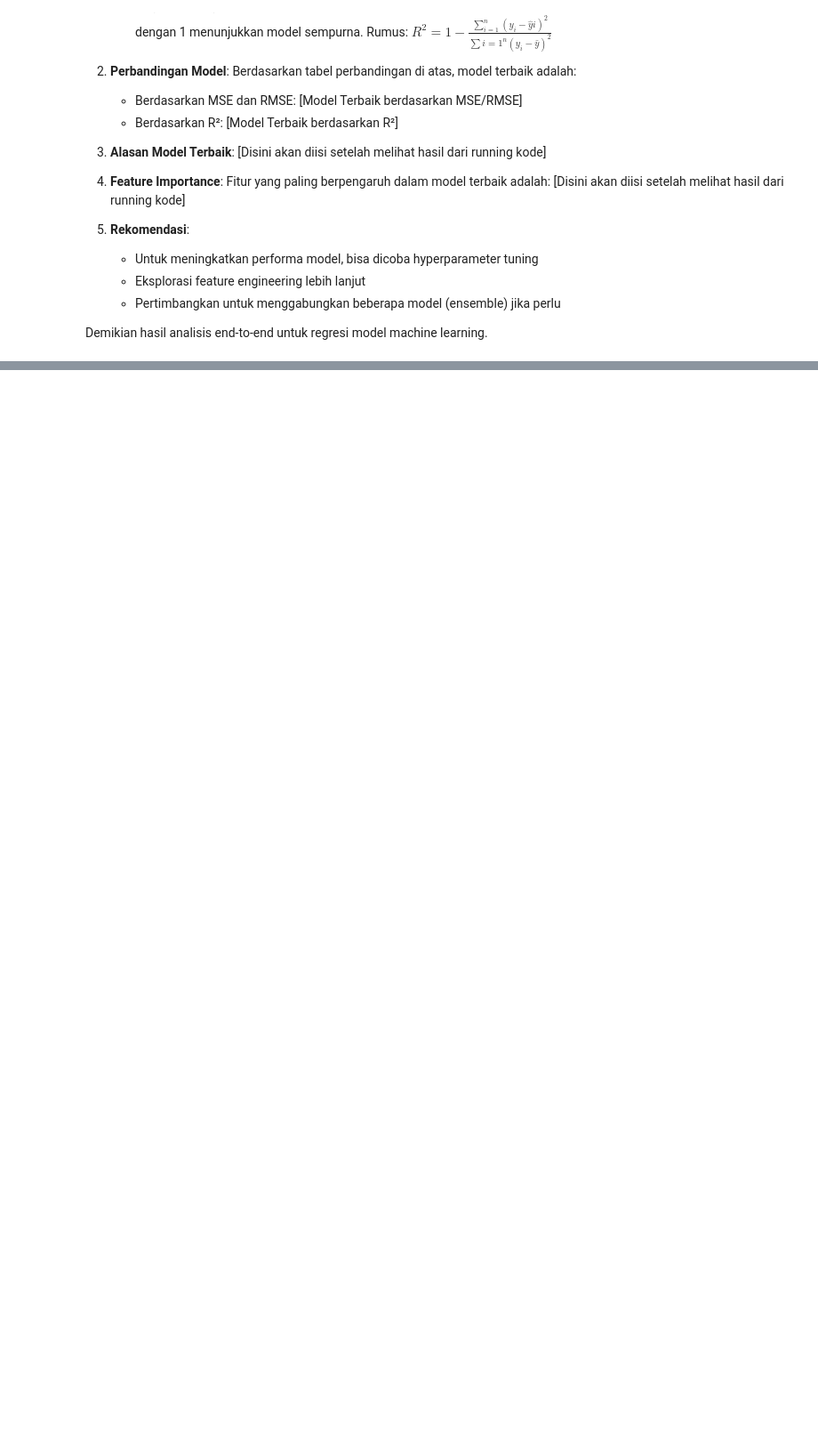
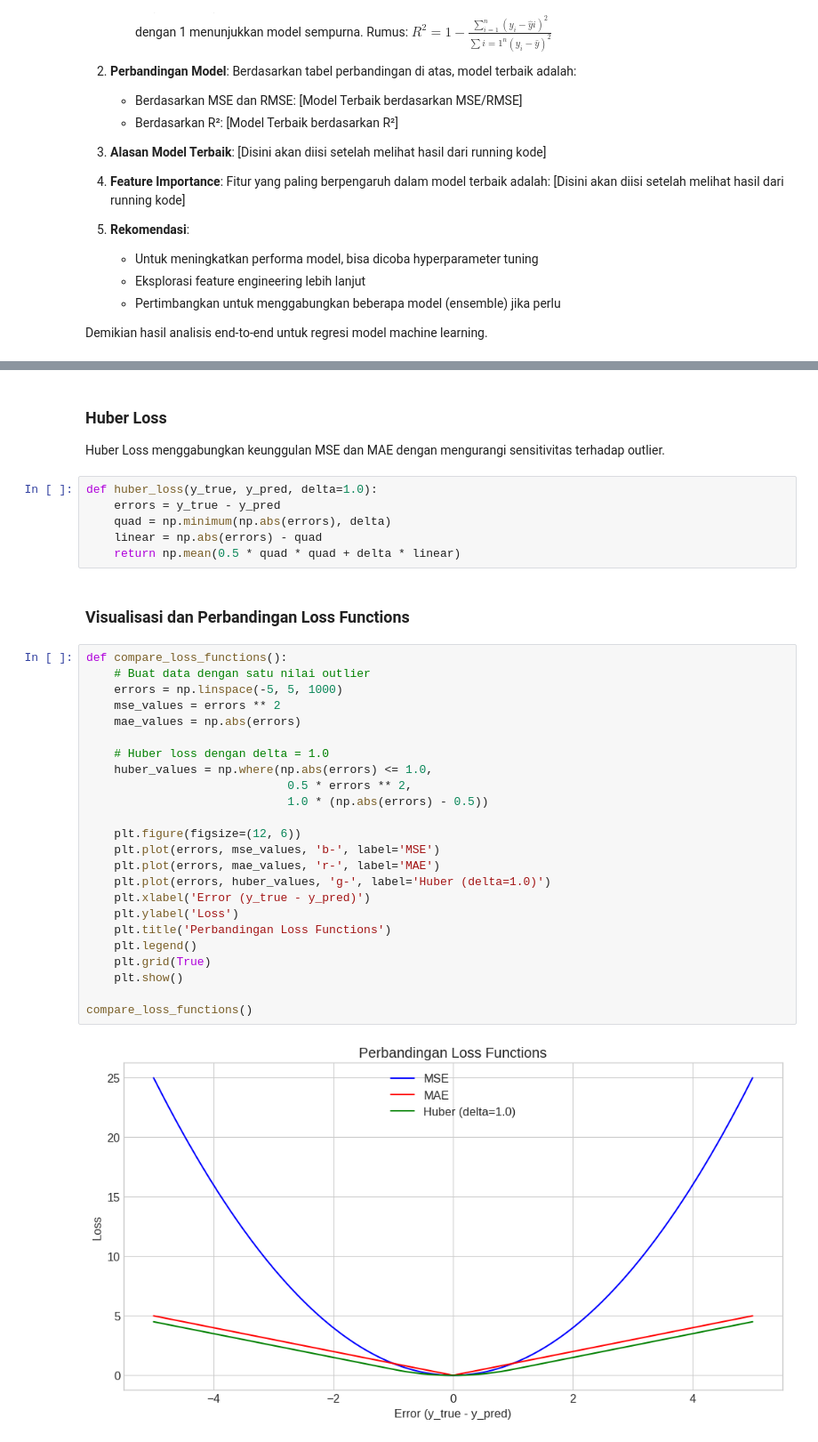
Before and after one commit to MFitran/Machine-Learning, a Jupyter notebook: UTS/Regression/UTS_Regresi.ipynb, the cells around one changed output, grey strips where cells are left out. Shown at 89% size. Cells and saved outputs as stored; diff of their text form; blank space fills up the shorter version.

```diff
--- a/UTS/Regression/UTS_Regresi.ipynb
+++ b/UTS/Regression/UTS_Regresi.ipynb
@@ -485,0 +819,37 @@ Demikian hasil analisis end-to-end untuk regresi model machine learning.
+# %% [markdown]
+### Huber Loss
+Huber Loss menggabungkan keunggulan MSE dan MAE dengan mengurangi sensitivitas terhadap outlier.
+# %%
+def huber_loss(y_true, y_pred, delta=1.0):
+    errors = y_true - y_pred
+    quad = np.minimum(np.abs(errors), delta)
+    linear = np.abs(errors) - quad
+    return np.mean(0.5 * quad * quad + delta * linear)
+# %% [markdown]
+### Visualisasi dan Perbandingan Loss Functions
+# %%
+def compare_loss_functions():
+    # Buat data dengan satu nilai outlier
+    errors = np.linspace(-5, 5, 1000)
+    mse_values = errors ** 2
+    mae_values = np.abs(errors)
+
+    # Huber loss dengan delta = 1.0
+    huber_values = np.where(np.abs(errors) <= 1.0,
+                             0.5 * errors ** 2,
+                             1.0 * (np.abs(errors) - 0.5))
+
+    plt.figure(figsize=(12, 6))
+    plt.plot(errors, mse_values, 'b-', label='MSE')
+    plt.plot(errors, mae_values, 'r-', label='MAE')
+    plt.plot(errors, huber_values, 'g-', label='Huber (delta=1.0)')
+    plt.xlabel('Error (y_true - y_pred)')
+    plt.ylabel('Loss')
+    plt.title('Perbandingan Loss Functions')
+    plt.legend()
+    plt.grid(True)
+    plt.show()
+
+compare_loss_functions()
+# %% [output]
+[figure, added]
```
Also changed, not shown: parts of 55 cells of this notebook.
